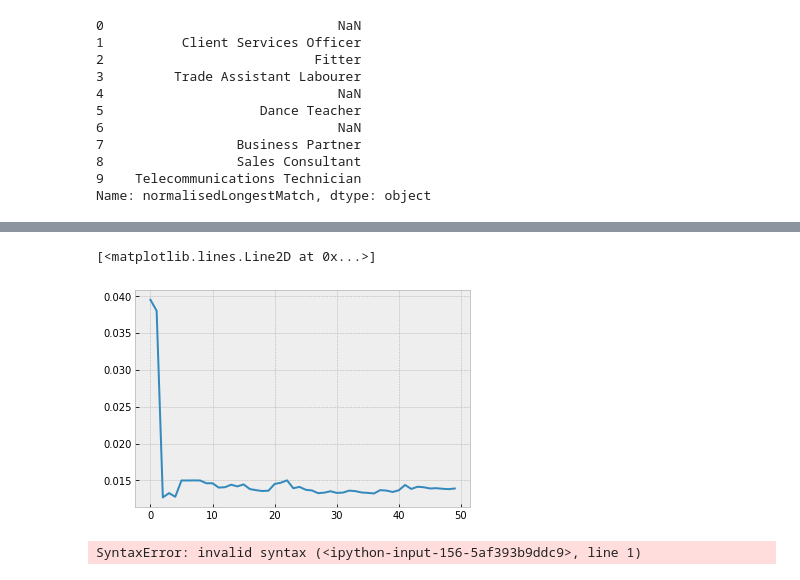
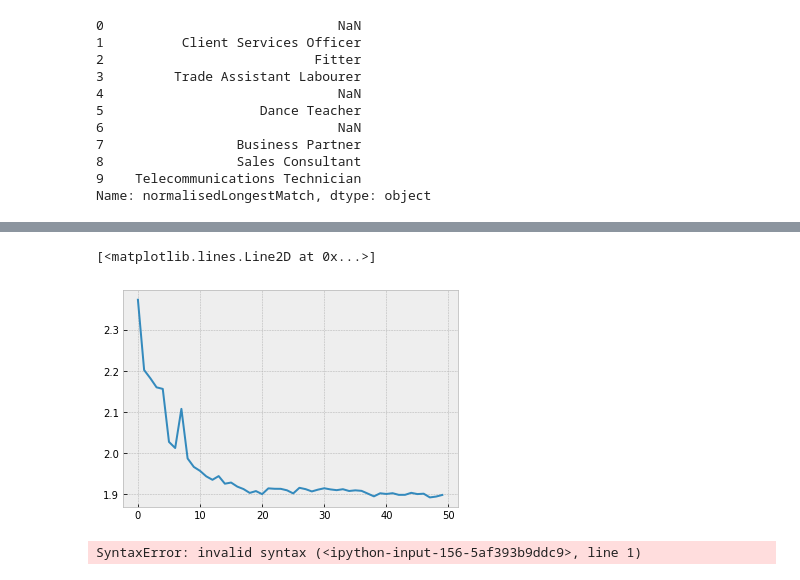
Before and after one commit to manojdata/RoleTitleSampling, a Jupyter notebook: RoleTitlesAnalysis1.ipynb, the cells around one changed output, grey strips where cells are left out. Cells and saved outputs as stored; diff of their text form; code cells hidden in the pictures.

```diff
--- a/RoleTitlesAnalysis1.ipynb
+++ b/RoleTitlesAnalysis1.ipynb
@@ -124,7 +124,7 @@ roles1.shape
 (2850590, 16)
 # %%
 import decimal
-z = [decimal.Decimal(i) / decimal.Decimal(50) for i in range(1, 51)]
+z = [decimal.Decimal(i) / decimal.Decimal(200) for i in range(1, 51)]
 # %%
 z
 # %% [output]
@@ -217,8 +239,8 @@ Calculating best minimal value for power law fit
 # %%
-plt.plot(sigmaList)
+plt.plot(alphaList)
 # %% [output]
 [<matplotlib.lines.Line2D at 0x...>]
-[figure, old version]
+[figure, new version]
 # %%
 # %% [output]
 SyntaxError: invalid syntax (<ipython-input-156-5af393b9ddc9>, line 1)
```
Also changed, not shown: parts of 16 cells of this notebook.
